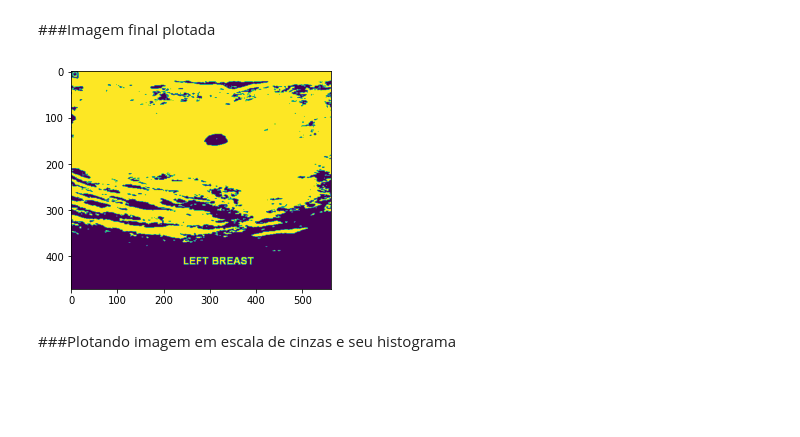
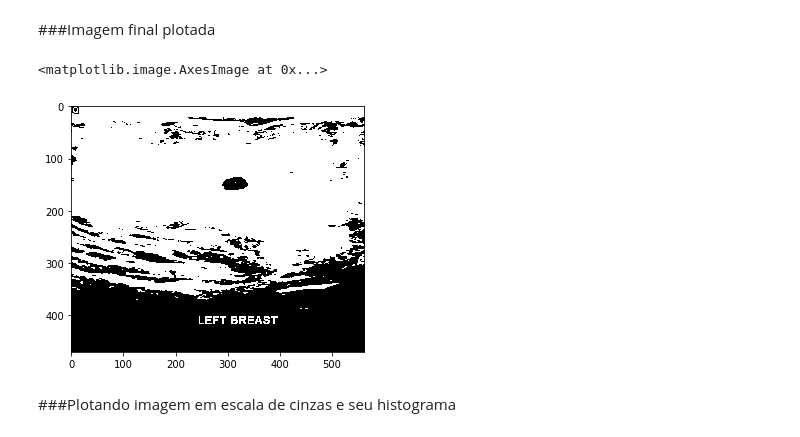
Before and after one commit to CarlosEstellita/Image-Processing-First-Steps, a Jupyter notebook: BásicoDoBásico_Threshold.ipynb, the cells around one changed output. Cells and saved outputs as stored; diff of their text form; code cells hidden in the pictures; blank space fills up the shorter version.

```diff
--- a/BásicoDoBásico_Threshold.ipynb
+++ b/BásicoDoBásico_Threshold.ipynb
@@ -33,9 +36,10 @@ binary = img_mama1_gray > thresh
 # %% [markdown]
 ###Imagem final plotada
 # %%
-imgplot = plt.imshow(binary)
+skimage.io.imshow(binary) # ou imgplot = plt.imshow(binary)
 # %% [output]
+<matplotlib.image.AxesImage at 0x...>
-[figure, old version]
+[figure, new version]
 # %% [markdown]
 ###Plotando imagem em escala de cinzas e seu histograma
 # %%
```
Also changed, not shown: parts of 39 cells of this notebook.
